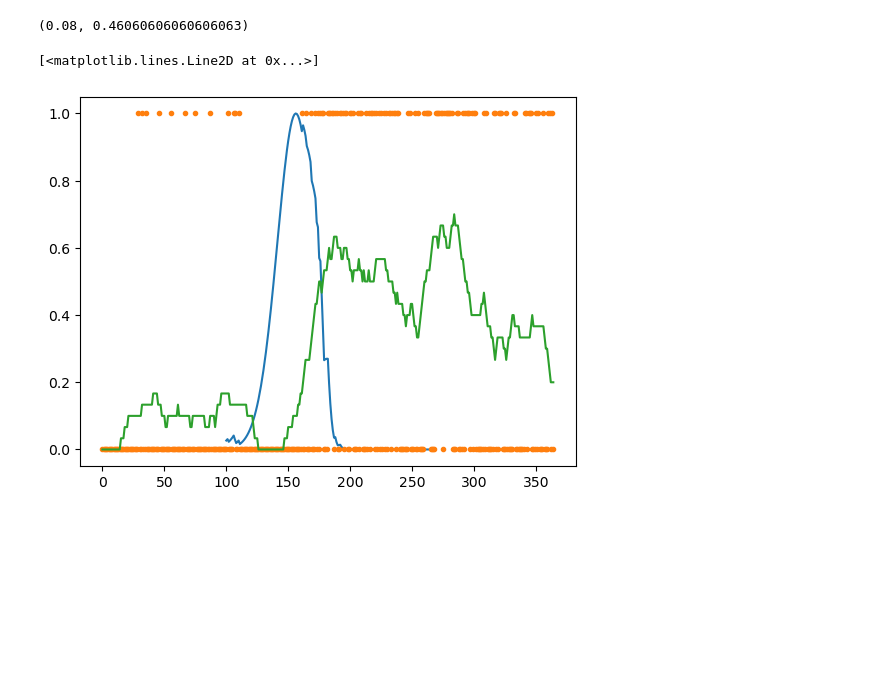
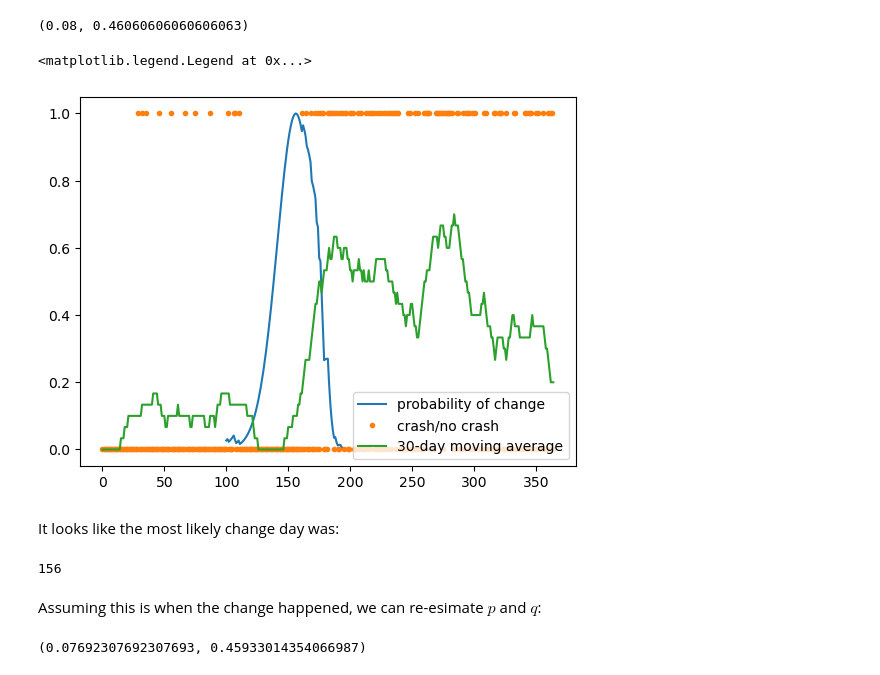
Before and after one commit to gitskim/Machine-Learning-Coding-Interview-Prep, a Jupyter notebook: Binary change detection solution.ipynb, the cells around one changed output. Drawn from its saved outputs; the diff is of its cells as text; code cells hidden in the pictures; blank space fills up the shorter version.

```diff
--- a/Binary change detection solution.ipynb
+++ b/Binary change detection solution.ipynb
@@ -66,7 +71,7 @@ p, q
 (0.08, 0.46060606060606063)
 # %%
 def P(t):
-    p0 = scipy.stats.binom.pmf(np.sum(C[:t]), t, p)
-    p1 = scipy.stats.binom.pmf(np.sum(C[t:]), len(C)-t, q)
+    p0 = stat.binom.pmf(np.sum(C[:t]), t, p)
+    p1 = stat.binom.pmf(np.sum(C[t:]), len(C)-t, q)
     return p0*p1
 # %%
@@ -74,9 +80,23 @@ ts = np.arange(100, 264)
 pt = np.array([P(t) for t in ts])
 pt /= np.sum(pt)
 # %%
-plt.plot(ts, pt/np.max(pt))
-plt.plot(C, ".")
-plt.plot(ma)
+plt.plot(ts, pt/np.max(pt), label="probability of change")
+plt.plot(C, ".", label="crash/no crash")
+plt.plot(ma, label="30-day moving average")
+plt.legend(loc=4)
 # %% [output]
-[<matplotlib.lines.Line2D at 0x...>]
+<matplotlib.legend.Legend at 0x...>
-[figure, old version]
+[figure, new version]
+# %% [markdown]
+It looks like the most likely change day was:
+# %%
+t0 = ts[np.argmax(pt)]
+t0
+# %% [output]
+156
+# %% [markdown]
+Assuming this is when the change happened, we can re-esimate $p$ and $q$:
+# %%
+np.mean(C[:t0]), np.mean(C[t0:])
+# %% [output]
+(0.07692307692307693, 0.45933014354066987)
```
Also changed, not shown: parts of 5 cells of this notebook.
